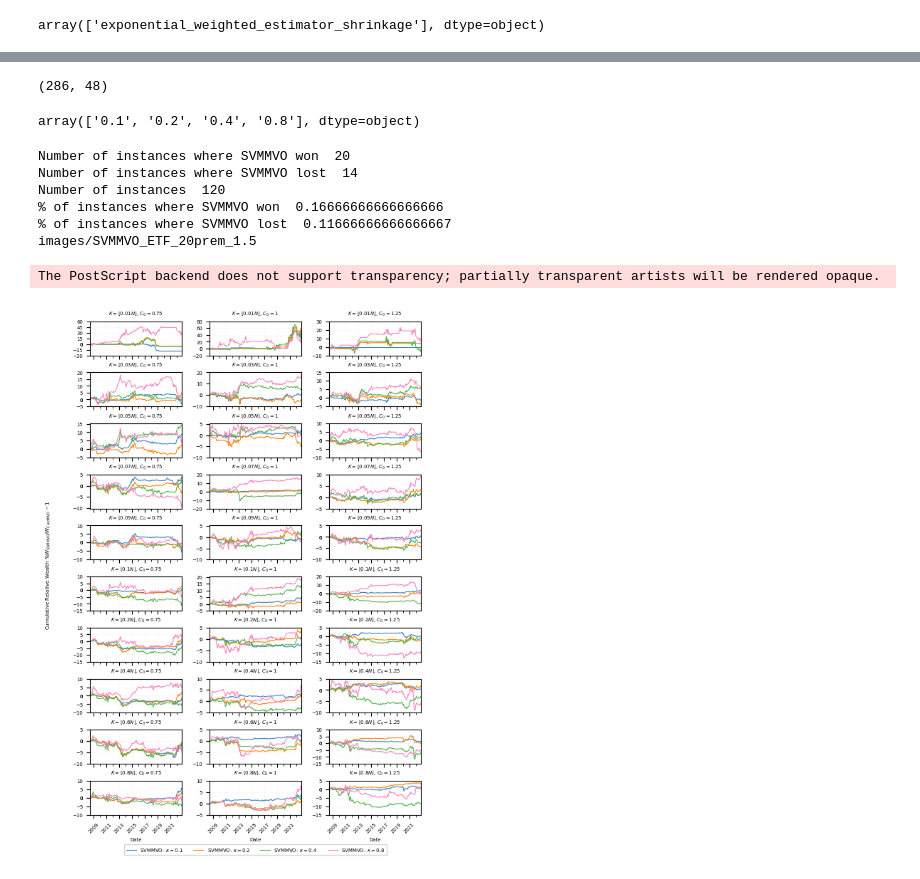
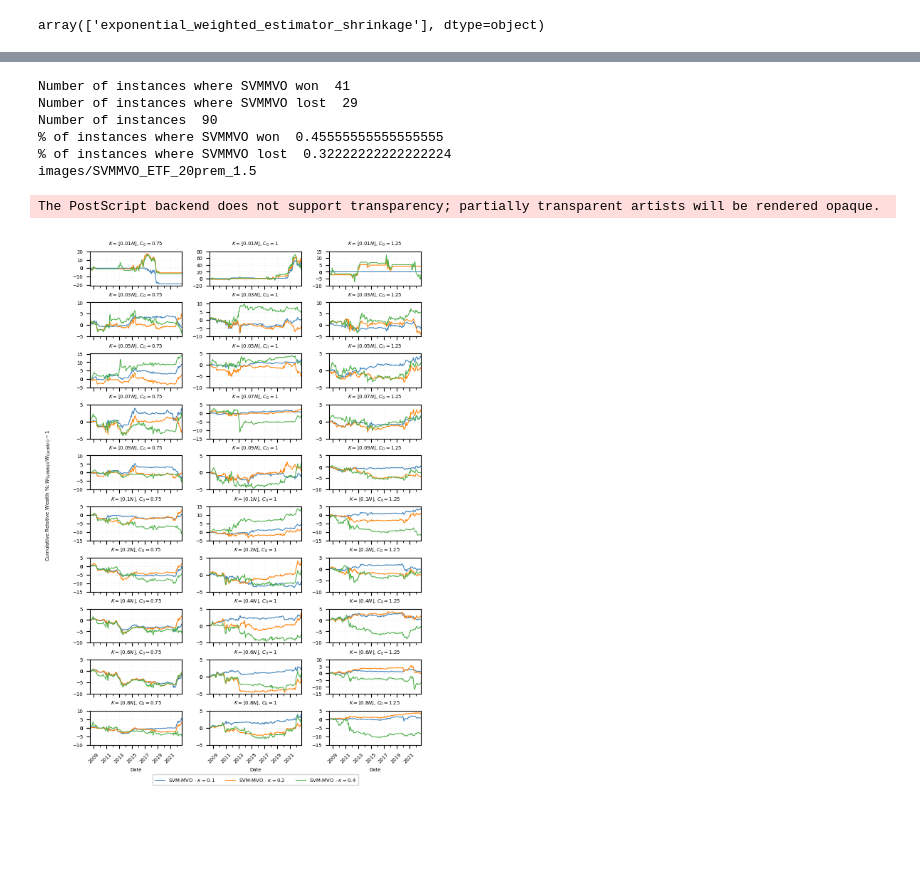
Before and after one commit to davidislip/support_vector_risk_machine, a Jupyter notebook: Results.ipynb, the cells around one changed output, grey strips where cells are left out. Drawn from its saved outputs; the diff is of its cells as text; code cells hidden in the pictures; blank space fills up the shorter version.

Commit message:
updates to results

```diff
--- a/Results.ipynb
+++ b/Results.ipynb
@@ -315,12 +307,7 @@ for i in unique_card_turnover_df.index:
 # prepare the results dictionary for
 unique_svmmvo_turnover_df = SVMMVO_experiments_q.groupby(['cardinality_ratio', 'turnover_limit', 'kappa']).uid.first()
 SVMMVO_results_q = {}
-SVMMVO_information_q = {}
+
 SVMMVO_path_q = "Experiments//"+universe+"//"+"ClassWgtSVMMVO"+"//"+str(q)
-bigm_times = []
 for i in unique_svmmvo_turnover_df.index:
     SVMMVO_results_q[i] = import_experimental_results(SVMMVO_path_q, unique_svmmvo_turnover_df[i])
-    SVMMVO_information_q[i] = import_dict(SVMMVO_path_q, unique_svmmvo_turnover_df[i], 'backtest_results' )
-    t_s = SVMMVO_information_q[i].keys()
-    for t in t_s:
-        bigm_times.append(SVMMVO_information_q[i][t]['bigM_time'])
@@ -335,2 +313,0 @@ SVMMVO_information_q[i][4]['bigM_time']
-# %%
-card_mvo_wealth, elapsed_time, x, turnover = CardMVO_results[i]
@@ -357,7 +314,3 @@ DatetimeIndex(['1998-12-31', '1999-06-30', '1999-12-31', '2000-06-30',
-# %%
-x.shape
-# %% [output]
-(286, 48)
 # %%
 def plot_results_relative_ticker(CardMVO_results, MVO_results, SVMMVO_results_q, turnovers, cardinalities, q, kappas
                                  , adjClose, initialVal=100000, ticker_str='SPY', figsize=(8.5, 10.5), turnoff_q = True):
@@ -377,7 +330,7 @@ def plot_results_relative_ticker(CardMVO_results, MVO_results, SVMMVO_results_q,
         axs = np.expand_dims(axs, axis=1)
 
     CB_color_cycle = ['#377eb8', '#ff7f00', '#4daf4a',
-                      '#f781bf', '#a65628', '#984ea3',
+                      '#a65628', '#f781bf', '#984ea3',
                       '#999999', '#e41a1c', '#dede00']
     win_rates = {}
     loss_rates = {}
@@ -425,12 +378,12 @@ def plot_results_relative_ticker(CardMVO_results, MVO_results, SVMMVO_results_q,
                     style = '-'
                 svmmvo_rel_wealth.plot(fontsize=5, ax=axs[i, j], linewidth=lw, linestyle=style,
                                        legend=False,
-                                       label='SVM-MVO-'+str(q)+r' $\kappa =$' + str(kappa), rot=45, color = CB_color_cycle[k])
+                                       label='SVM-MVO -'+str(q)+r' $\kappa =$' + str(kappa), rot=45, color = CB_color_cycle[k])
                 k+=1
-                if svmmvo_rel_wealth.iloc[-1] > 5:
+                if svmmvo_rel_wealth.iloc[-1] > 1:
                     win_count += 1
                     win_rates[kappa] += 1
-                elif svmmvo_rel_wealth.iloc[-1] < -5:
+                elif svmmvo_rel_wealth.iloc[-1] < -1:
                     loss_count += 1
                     loss_rates[kappa] += 1
                 max_ = svmmvo_rel_wealth.max() #card_mvo_rel_wealth.max()  # [0]
@@ -476,7 +429,7 @@ def plot_results_relative_ticker(CardMVO_results, MVO_results, SVMMVO_results_q,
     # #axs[len(cardinalities) - 1, 0].grid()
     # axs[len(cardinalities) - 1, 0].set_xlabel("Date", fontsize = 5)
 
-    fig.supylabel("Cumulative Relative Wealth %"+ r"$W_{SVMMVO} / W_{CardMVO} - 1$", fontsize = 5)
+    fig.supylabel("Cumulative Relative Wealth %: " + r"$W_{SVMMVO} / W_{CardMVO} - 1$", fontsize = 5)
     #plt.tight_layout()
     fig.subplots_adjust(wspace=0.3, hspace=0.5)
     print("Number of instances where SVMMVO won ", win_count)
@@ -485,37 +438,34 @@ def plot_results_relative_ticker(CardMVO_results, MVO_results, SVMMVO_results_q,
     print("% of instances where SVMMVO won ", win_count/(len(cardinalities)*len(turnovers)*len(kappas)))
     print("% of instances where SVMMVO lost ", loss_count/(len(cardinalities)*len(turnovers)*len(kappas)))
     return win_rates, loss_rates
-# %%
- kappas[1:5]
-# %% [output]
-array(['0.1', '0.2', '0.4', '0.8'], dtype=object)
 # %%
 if universe == 'ETF':
-    kappas_plot = kappas[1:5]
+    kappas_plot = kappas[1:4]
     cardinality_ratios = [0.01, 0.03, 0.05, 0.07, 0.09, 0.1, 0.2, 0.4, 0.6, 0.8] #, 0.2, 0.4, 0.6, 0.8] #[0.01, 0.03, 0.05, 0.07, 0.09]#[0.1, 0.2, 0.4, 0.6] #[0.03, 0.05, 0.07, 0.09] # includes mvo
 else:
-    kappas_plot = kappas[:-1]
+    kappas_plot = kappas[:-2]
     cardinality_ratios = [0.02, 0.03, 0.05, 0.07, 0.09, 0.1, 0.2, 0.4, 0.6, 0.8] #, 0.2, 0.4, 0.6, 0.8] #[0.01, 0.03, 0.05, 0.07, 0.09]#[0.1, 0.2, 0.4, 0.6] #[0.03, 0.05, 0.07, 0.09] # includes mvo
     #cardinality_ratios = [0.2, 0.4, 0.6, 0.8]
 # %%
 turnover_limits = [0.75, 1, 1.25]
 
 win_rates, loss_rates = plot_results_relative_ticker(CardMVO_results, MVO_results, SVMMVO_results_q,
                              turnover_limits, cardinality_ratios, q, kappas_plot,
                              adjClose, initialVal=100000, ticker_str=ticker_str, figsize=(6, 9))
-plot_str = "images/SVMMVO_"+universe + "_" + str(q) + "prem_"+ premium_str
+experiment_str = "SVMMVO_"+universe + "_" + str(q) + "prem_"+ premium_str
+plot_str = "images/"+experiment_str
 print(plot_str)
 plt.savefig(plot_str + ".eps")
 plt.savefig(plot_str + ".svg")
 # %% [output]
-Number of instances where SVMMVO won  20
-Number of instances where SVMMVO lost  14
-Number of instances  120
-% of instances where SVMMVO won  0.16666666666666666
-% of instances where SVMMVO lost  0.11666666666666667
+Number of instances where SVMMVO won  41
+Number of instances where SVMMVO lost  29
+Number of instances  90
+% of instances where SVMMVO won  0.45555555555555555
+% of instances where SVMMVO lost  0.32222222222222224
 images/SVMMVO_ETF_20prem_1.5
 The PostScript backend does not support transparency; partially transparent artists will be rendered opaque.
-[figure, old version]
+[figure, new version]
 # %%
 win_rates
 # %% [output]
```
Also changed, not shown: parts of 55 cells of this notebook, 31 other files.
